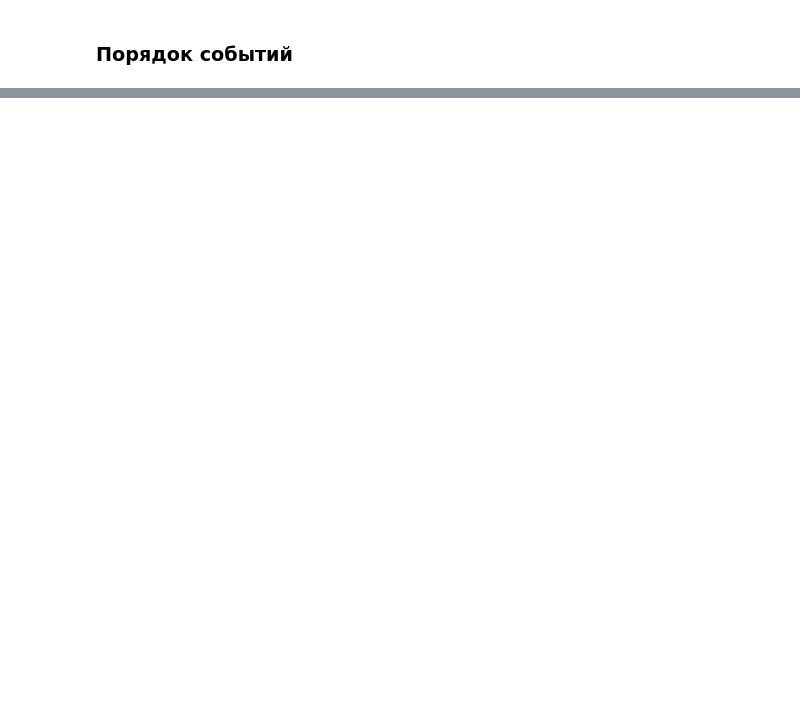
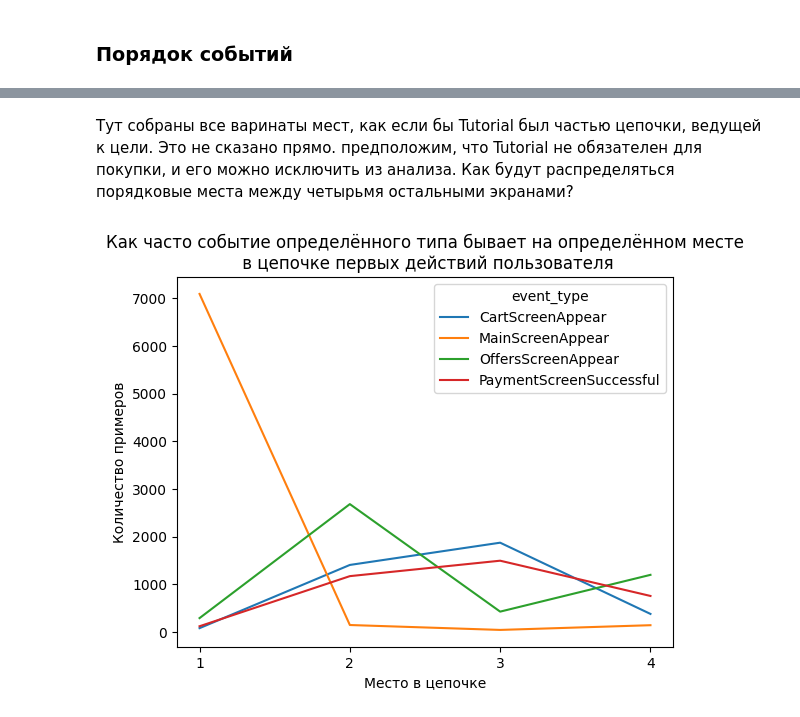
Before and after one commit to okeangel/da_portfolio, a Jupyter notebook: portfolio/week_19_combined_2.ipynb, the cells around one changed output, grey strips where cells are left out. Cells and saved outputs as stored; diff of their text form; code cells hidden in the pictures; blank space fills up the shorter version.

```diff
--- a/portfolio/week_19_combined_2.ipynb
+++ b/portfolio/week_19_combined_2.ipynb
@@ -759,0 +755,35 @@ event_types
+# %% [markdown]
+Тут собраны все варинаты мест, как если бы Tutorial был частью цепочки, ведущей к цели. Это не сказано прямо. предположим, что Tutorial не обязателен для покупки, и его можно исключить из анализа. Как будут распределяться порядковые места между четырьмя остальными экранами?
+# %%
+# самые ранние события каждого типа у каждого пользователя
+first_goal_events = (
+    sel.query('event_type != "Tutorial"')
+    .groupby(['device_id_hash', 'event_type'], as_index=False)
+    .agg({'datetime': 'min'})
+    .sort_values(['device_id_hash', 'datetime'])
+)
+
+# каждому из них - ранг, в том порядке,
+# в котором события наступали у конкретного пользователя
+first_goal_events['rank'] = (
+    first_goal_events.groupby('device_id_hash')
+    ['datetime'].rank('min')
+)
+
+ranks = []
+for rank in sorted(first_goal_events['rank'].unique()):
+    ranks.append(
+        first_goal_events.query('rank == @rank')
+        .groupby('event_type')
+        .agg({'datetime': 'count'})
+        .rename(columns={'datetime': rank})
+    )
+
+ranks = ranks[0].join(ranks[1:])
+ranks.T.plot(xticks=ranks.columns)
+plt.title('Как часто событие определённого типа бывает на определённом месте\n в цепочке первых действий пользователя')
+plt.xlabel('Место в цепочке')
+plt.ylabel('Количество примеров')
+plt.show()
+# %% [output]
+[figure, added]
```
Also changed, not shown: parts of 59 cells of this notebook.
